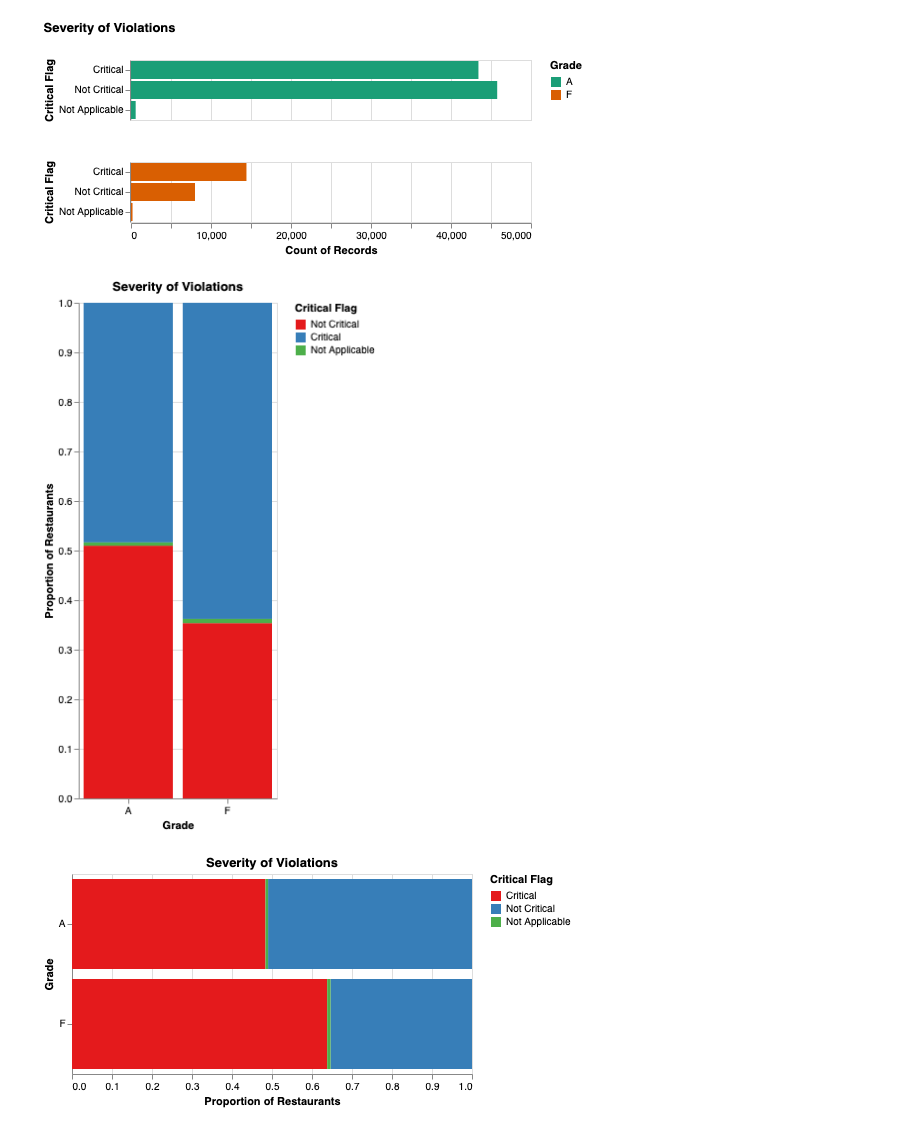
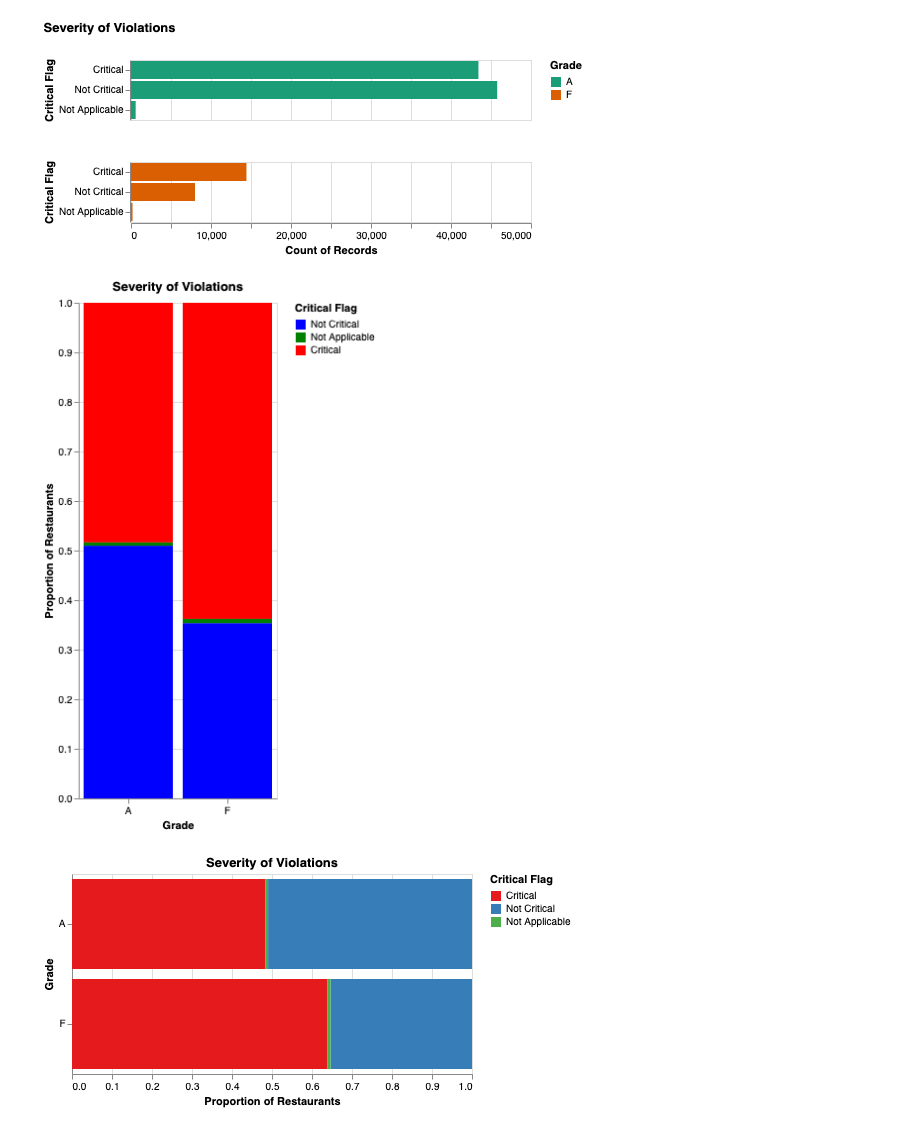
Before and after one commit to UBC-MDS/newyork_restaurant_grading, a Jupyter notebook: src/nyc_rest_eda.ipynb, the cells around one changed output. Drawn from its saved outputs; the diff is of its cells as text; code cells hidden in the pictures.

```diff
--- a/src/nyc_rest_eda.ipynb
+++ b/src/nyc_rest_eda.ipynb
@@ -109,13 +113,16 @@ alt.Chart(train_df).mark_bar().encode(
 # %% [output]
 [figure]
 # %%
+domain = ['Not Critical', 'Not Applicable', 'Critical']
+range_ = ['blue', 'green', 'red']
+
 alt.Chart(train_df).mark_bar().encode(
     alt.X('grade', axis=alt.Axis(labelAngle=0), title='Grade'),
     alt.Y('count()', stack='normalize', title='Proportion of Restaurants'),
-    alt.Color('critical_flag', scale=alt.Scale(scheme='set1'), title='Critical Flag', sort='-x')
+    alt.Color('critical_flag', scale=alt.Scale(domain=domain, range=range_), title='Critical Flag', sort='-x')
 ).properties(title='Severity of Violations', height=500, width=200)
 # %% [output]
-[figure, old version]
+[figure, new version]
 # %%
 alt.Chart(train_df).mark_bar().encode(
     alt.X('count()', stack='normalize', title='Proportion of Restaurants'),
```
Also changed, not shown: parts of 4 cells of this notebook, 2 other files.
